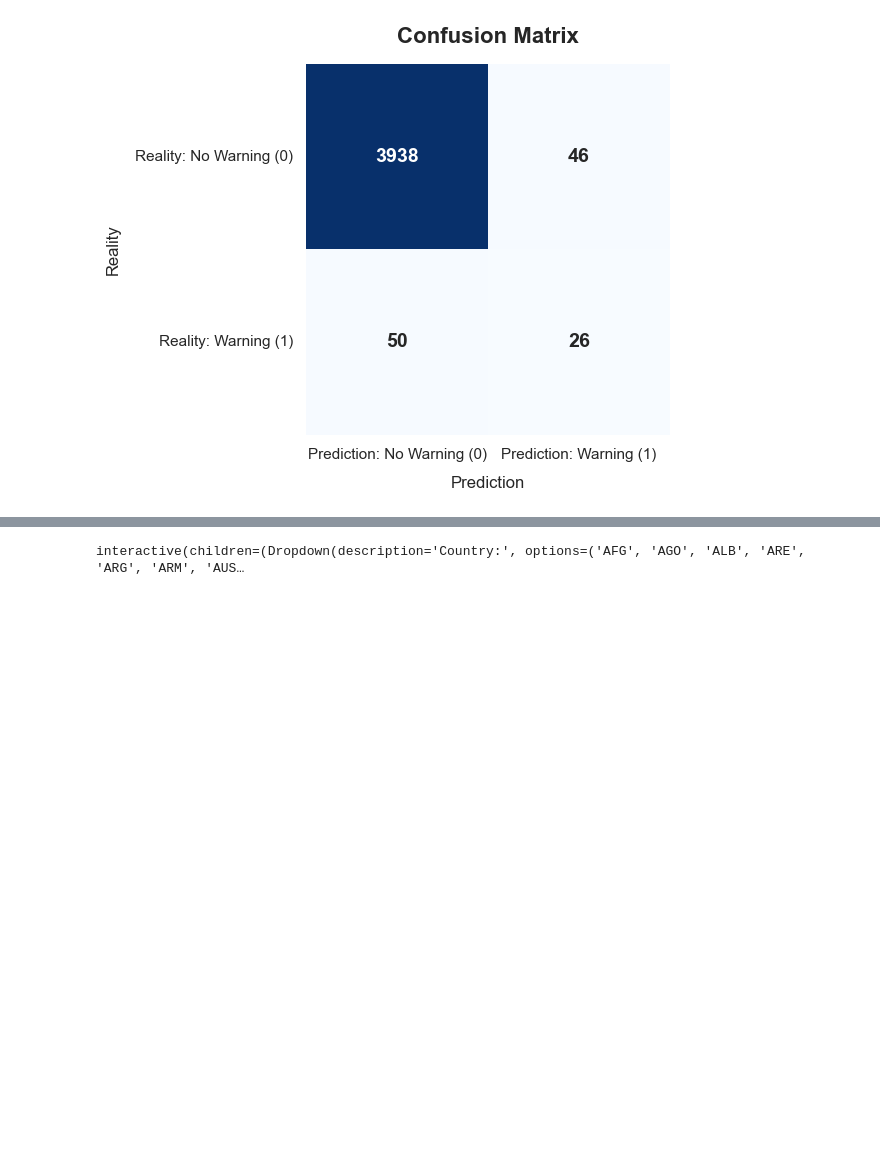
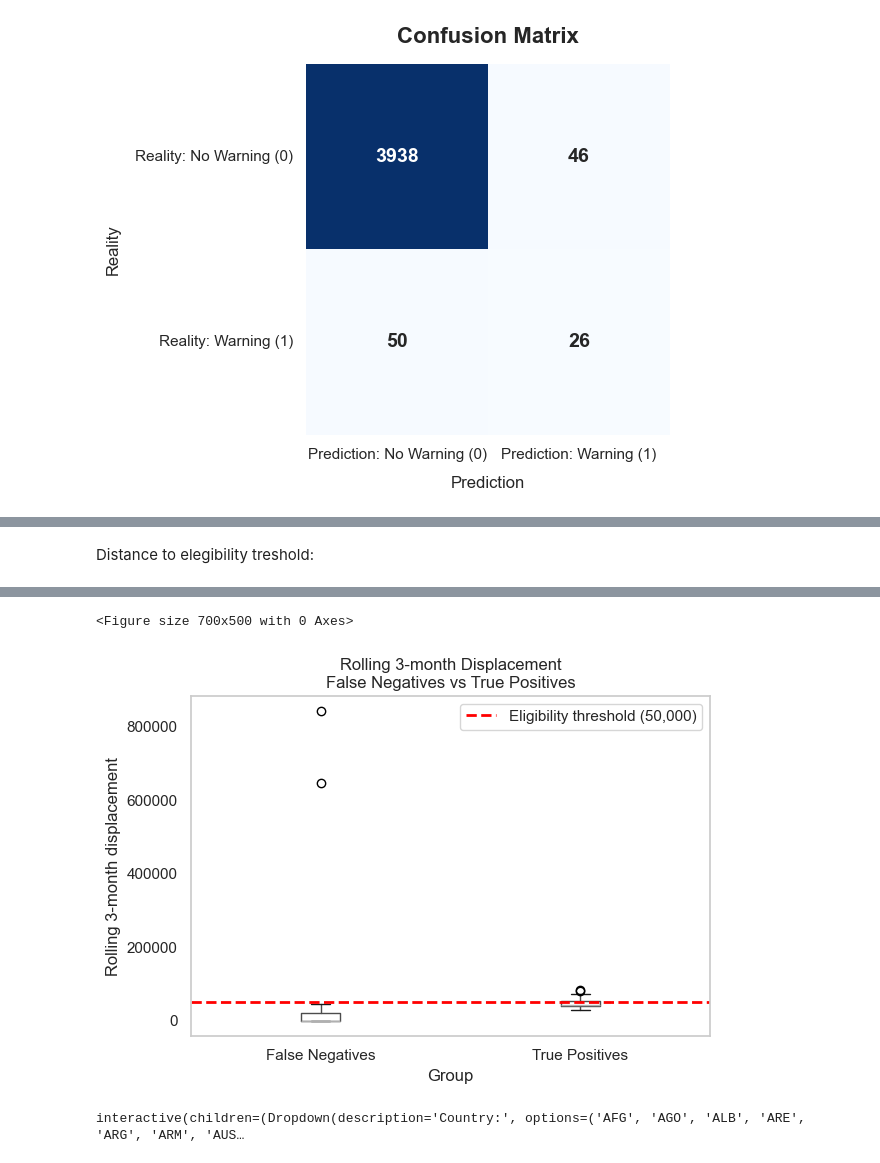
Before and after one commit to gallagelpi/Master_thesis, a Jupyter notebook: pipeline/results.ipynb, the cells around one changed output, grey strips where cells are left out. Drawn from its saved outputs; the diff is of its cells as text; code cells hidden in the pictures; blank space fills up the shorter version.

```diff
--- a/pipeline/results.ipynb
+++ b/pipeline/results.ipynb
@@ -1018,0 +1110,44 @@ plt.show()
+# %% [markdown]
+Distance to elegibility treshold:
+# %%
+comparison_df = pd.concat([
+    pd.DataFrame({
+        "Group": "False Negatives",
+        "Rolling 3-month displacement": false_negatives["rolling_3m_displacements"]
+    }),
+    pd.DataFrame({
+        "Group": "True Positives",
+        "Rolling 3-month displacement": true_positives["rolling_3m_displacements"]
+    })
+])
+
+# Summary statistics
+summary = comparison_df.groupby("Group")["Rolling 3-month displacement"].describe()
+display(summary)
+
+# Boxplot
+plt.figure(figsize=(7,5))
+
+comparison_df.boxplot(
+    column="Rolling 3-month displacement",
+    by="Group",
+    grid=False
+)
+
+plt.axhline(
+    50000,
+    color="red",
+    linestyle="--",
+    linewidth=2,
+    label="Eligibility threshold (50,000)"
+)
+
+plt.ylabel("Rolling 3-month displacement")
+plt.title("Rolling 3-month Displacement\nFalse Negatives vs True Positives")
+plt.suptitle("")  # Removes pandas automatic title
+
+plt.legend()
+
+plt.tight_layout()
+plt.show()
+# %% [output]
@@ -1019,3 +1158,5 @@ plt.show()
+<Figure size 700x500 with 0 Axes>
+[figure, added]
 # %%
 df_final_test.reset_index(inplace=True)
 # %%
```
Also changed, not shown: parts of 11 cells of this notebook, 1 other file.
